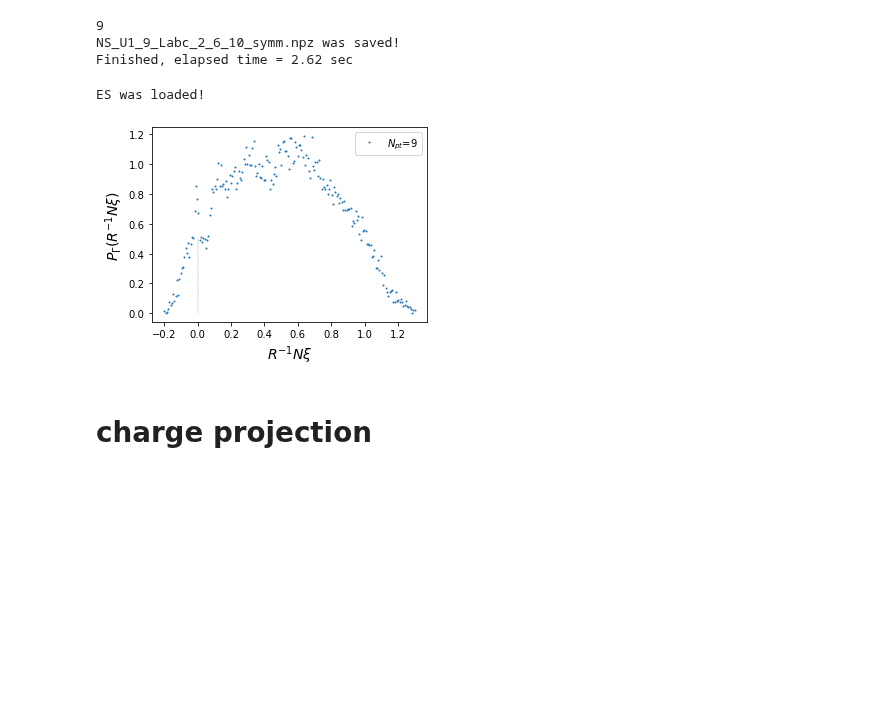
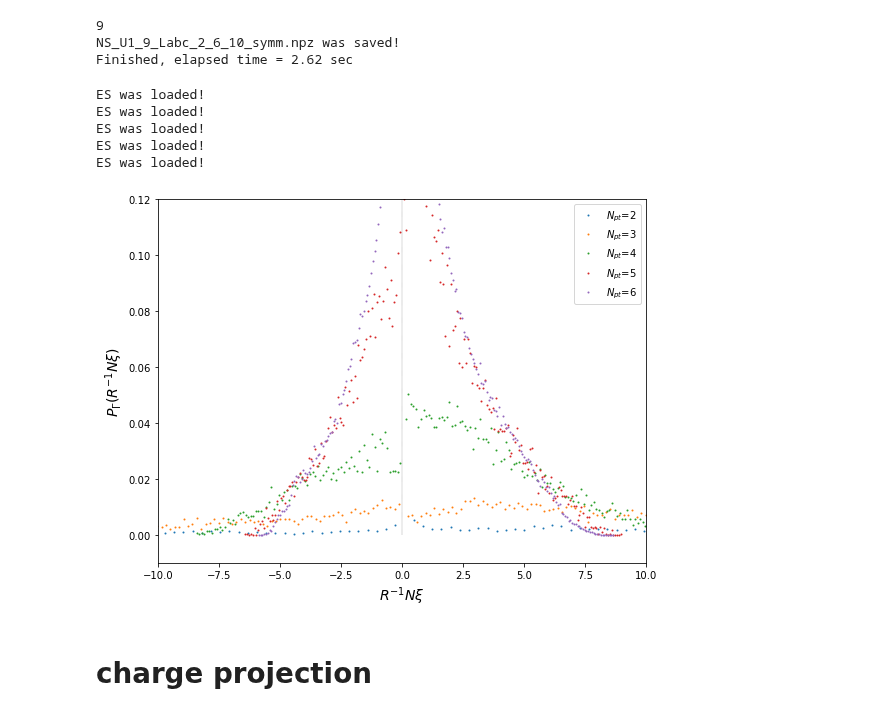
Before and after one commit to hassan-shap/RMT, a Jupyter notebook: U1_symmetry.ipynb, the cells around one changed output. Saved outputs shown, nothing was run; the diff lists cells and outputs as text; code cells hidden in the pictures; blank space fills up the shorter version.

```diff
--- a/U1_symmetry.ipynb
+++ b/U1_symmetry.ipynb
@@ -305,9 +305,10 @@ Lb=6
 Na=r**La
 Nb=r**Lb
 
-Lc=10
+Lc=4
 
-Npt_sw = [int((La+Lb+Lc)/2)] #np.arange(1,int((La+Lb+Lc)/2)+1)
+# Npt_sw = [int((La+Lb+Lc)/2)] #np.arange(1,int((La+Lb+Lc)/2)+1)
+Npt_sw = np.arange(2,int((La+Lb+Lc)/2)+1)
 
 def semicirc_dist(N,Q,x,x0):
     # my Q is from Ludwig's paper
@@ -316,7 +317,8 @@ def semicirc_dist(N,Q,x,x0):
     return fx
 
 
-plt.figure(figsize=(4.8,3.6))
+# plt.figure(figsize=(4.8,3.6))
+plt.figure(figsize=(8,6))
 
 for i_N in range(len(Npt_sw)):
     Npt=Npt_sw[i_N]
@@ -354,37 +356,41 @@ for i_N in range(len(Npt_sw)):
 #         fx1= semicirc_dist(Nab_r/r,Na*Nb/r**(Lc+1),xplot,0)*(r-1)/r
 #         fx2= semicirc_dist(Nab_r/r,Na*Nb/r**(Lc+1),xplot,1)/r
 #         plt.plot(xplot,np.real(fx1+fx2),color='C%d' % (i_l))
 #     else:
 #         fx= semicirc_dist(Nab_r,Na*Nb/r**Lc,xplot,1)
 #         plt.plot(xplot,np.real(fx),color='C%d' % (i_l))
 
 
 lw=0.2
-ymax=0.5
+ymax=0.12
 plt.plot( [0,0],[0,ymax],'k--',linewidth=lw)
 # plt.xscale("log")
 # plt.yscale("log")
-# plt.ylim(-0.01,ymax)
-# plt.xlim(-10,10)
+plt.ylim(-0.01,ymax)
+plt.xlim(-10,10)
 # plt.yticks(np.arange(0.,ymax+0.1,0.5))
 plt.legend()
 fsize=14
 if symm==1:
     plt.ylabel(r'$P_\Gamma(R^{-1} N \xi)$',fontsize = fsize)
     plt.xlabel(r"$R^{-1} N \xi$",fontsize = fsize)
 else:
     plt.ylabel(r'$P_\Gamma(N \xi)$',fontsize = fsize)
     plt.xlabel(r"$N \xi$",fontsize = fsize)
 
 plt.tight_layout()
 # if symm==1:
 #     plt.savefig('figs/NS_r_%d_LA_%d_symm.pdf' % (r,La+Lb))
 # else:
 #     plt.savefig('figs/NS_r_%d_LA_%d.pdf' % (r,La+Lb))
 plt.show()
 # %% [output]
 ES was loaded!
+ES was loaded!
+ES was loaded!
+ES was loaded!
+ES was loaded!
-[figure, old version]
+[figure, new version]
 # %% [markdown]
 # charge projection
 # %%
```
